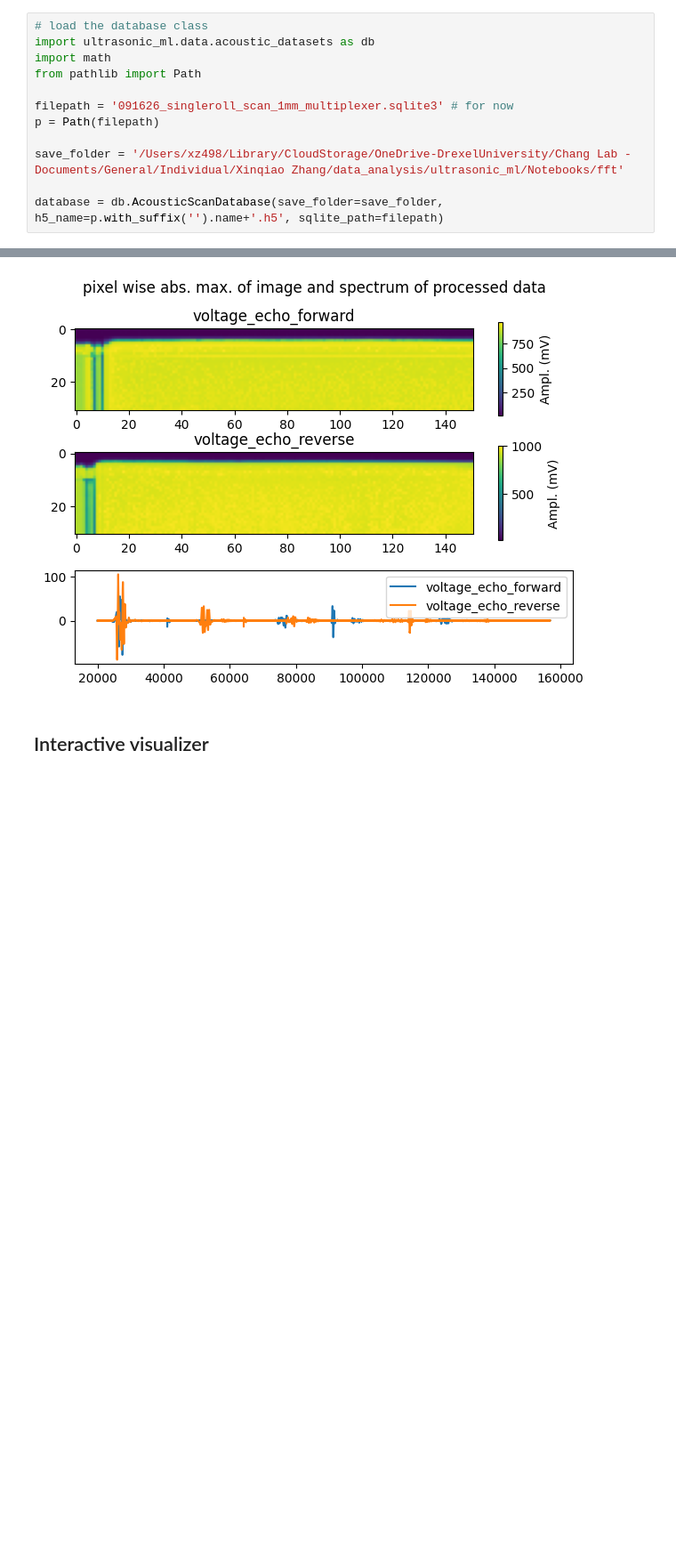
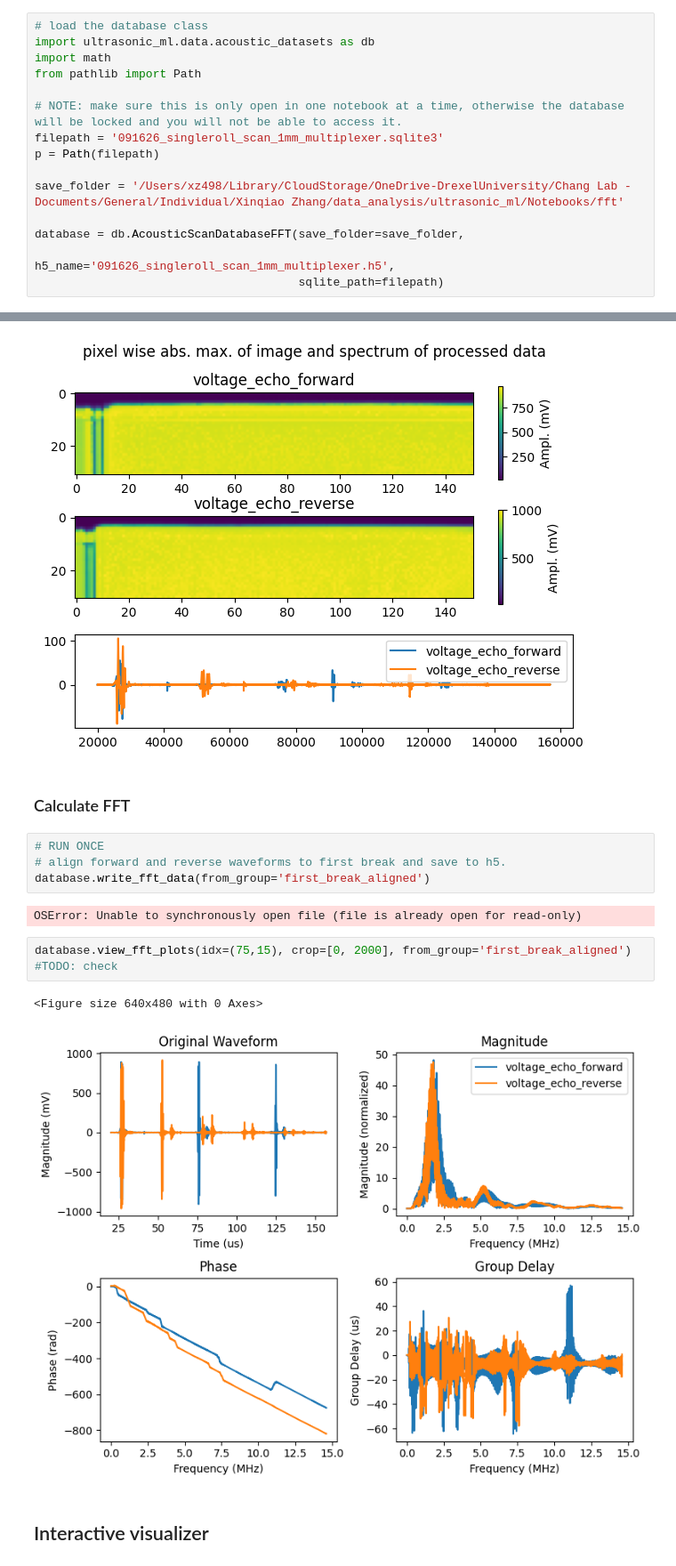
Before and after one commit to changbatterygroup/ultrasonic_ml, a Jupyter notebook: Notebooks/fft/fft_h5_workflow.ipynb, the cells around one changed output, grey strips where cells are left out. Shown at 89% size. Saved outputs shown, nothing was run; the diff lists cells and outputs as text; blank space fills up the shorter version.

Commit message:
fft first pass

```diff
--- a/Notebooks/fft/fft_h5_workflow.ipynb
+++ b/Notebooks/fft/fft_h5_workflow.ipynb
@@ -24,12 +28,15 @@ import ultrasonic_ml.data.acoustic_datasets as db
 import math
 from pathlib import Path
 
-filepath = '091626_singleroll_scan_1mm_multiplexer.sqlite3' # for now
+# NOTE: make sure this is only open in one notebook at a time, otherwise the database will be locked and you will not be able to access it.
+filepath = '091626_singleroll_scan_1mm_multiplexer.sqlite3'
 p = Path(filepath)
 
 save_folder = '/Users/xz498/Library/CloudStorage/OneDrive-DrexelUniversity/Chang Lab - Documents/General/Individual/Xinqiao Zhang/data_analysis/ultrasonic_ml/Notebooks/fft'
 
-database = db.AcousticScanDatabase(save_folder=save_folder, h5_name=p.with_suffix('').name+'.h5', sqlite_path=filepath)
+database = db.AcousticScanDatabaseFFT(save_folder=save_folder,
+                                      h5_name='091626_singleroll_scan_1mm_multiplexer.h5',
+                                      sqlite_path=filepath)
 # %% [output]
 Establishing SQLite connection to database...
 Loading h5 parameters...
@@ -84,5 +112,18 @@ database.print_schema()
 # database.view_mean_img_plot(from_group='first_break_aligned')
 # %% [output]
 [figure]
+# %% [markdown]
+### Calculate FFT
+# %%
+# RUN ONCE
+# align forward and reverse waveforms to first break and save to h5.
+database.write_fft_data(from_group='first_break_aligned')
+# %% [output]
+OSError: Unable to synchronously open file (file is already open for read-only)
+# %%
+database.view_fft_plots(idx=(75,15), crop=[0, 2000], from_group='first_break_aligned') #TODO: check
+# %% [output]
+<Figure size 640x480 with 0 Axes>
+[figure, added]
 # %% [markdown]
 ## Interactive visualizer
```
Also changed, not shown: parts of 21 cells of this notebook, 2 other files.
